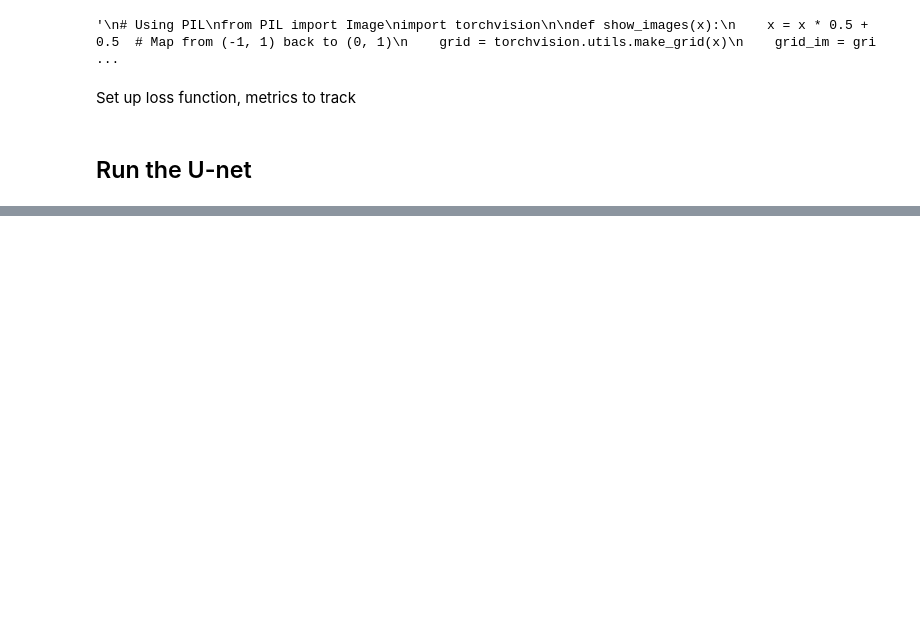
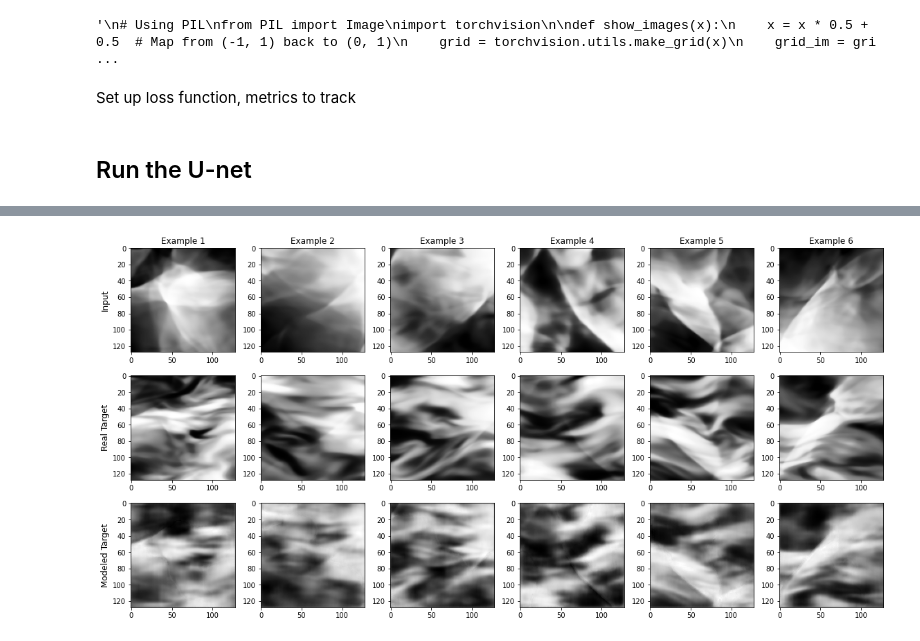
Before and after one commit to bustardchad/ML_Turb, a Jupyter notebook: Turb_Unet.ipynb, the cells around one changed output, grey strips where cells are left out. Cells and saved outputs as stored; diff of their text form; code cells hidden in the pictures; blank space fills up the shorter version.

```diff
--- a/Turb_Unet.ipynb
+++ b/Turb_Unet.ipynb
@@ -420,0 +471,6 @@ with plt.style.context('fast'):
+# %%
+# Show comparison on training data instead of validation data
+# Looks much, much better than validation set
+plot_results(model_trained, train_dl)
+# %% [output]
+[figure, added]
```
Also changed, not shown: parts of 11 cells of this notebook.
